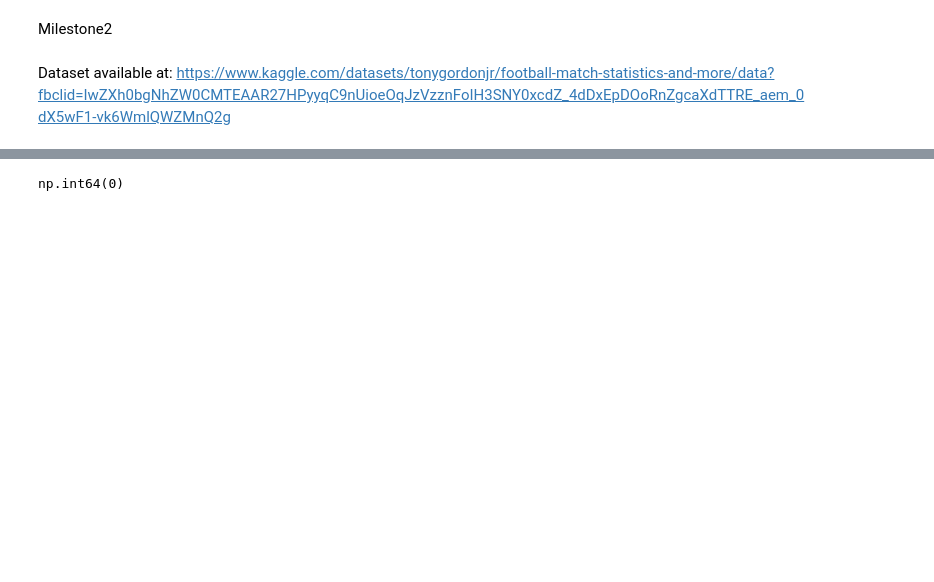
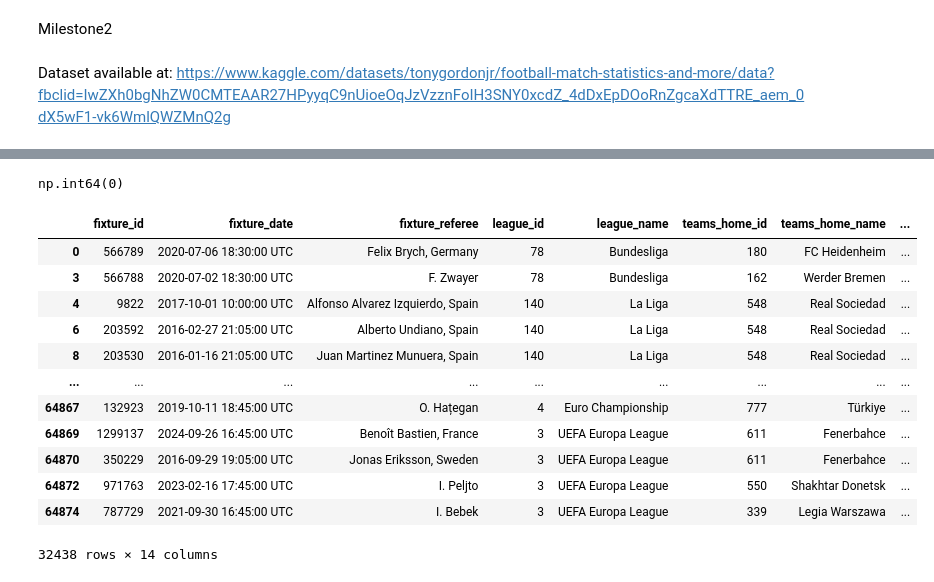
Before and after one commit to safargergo/HalLab, a Jupyter notebook: hallab.ipynb, the cells around one changed output, grey strips where cells are left out. Cells and saved outputs as stored; diff of their text form; code cells hidden in the pictures; blank space fills up the shorter version.

```diff
--- a/hallab.ipynb
+++ b/hallab.ipynb
@@ -35,2 +52,2 @@ fix_players_clean.drop(['yellow_cards', 'red_cards'], axis=1, inplace=True)
-# %%
-fix_total_cards = fix_players_clean.groupby('fixture_id')['total_cards'].sum().reset_index()
+# %%
+fix_total_cards = fix_total_cards.merge(fix_clean[['fixture_id', 'fixture_date']], on='fixture_id', how='left')
@@ -36,0 +70,15 @@ fix_total_cards = fix_players_clean.groupby('fixture_id')['total_cards'].sum().r
+# %%
+# Sort by team and fixture_date to ensure past matches come first
+fix_total_cards = fix_total_cards.sort_values(by=["team_id", "fixture_date"])
+
+# Compute past average total cards for each team
+fix_total_cards["avg_total_cards"] = (
+    fix_total_cards.groupby("team_id")["total_cards"]
+    .expanding()
+    .mean()
+    .shift()  # Shift to exclude current row from the average
+    .reset_index(level=0, drop=True)
+)
+
+# Fill NaN with 0 (or keep as NaN if you prefer)
+fix_total_cards["avg_total_cards"] = fix_total_cards["avg_total_cards"].fillna(0)
@@ -37,7 +99,37 @@ fix_total_cards = fix_players_clean.groupby('fixture_id')['total_cards'].sum().r
+# %%
+cards_tmp = fix_clean.merge(fix_total_cards.drop("fixture_date", axis=1), on="fixture_id", how="inner")
+cards_tmp = cards_tmp[cards_tmp["team_id"] == cards_tmp["teams_home_id"]]
+cards_tmp = cards_tmp.rename(columns={"total_cards": "home_total_cards_value", "avg_total_cards": "avg_home_total_cards"})
+cards_tmp = cards_tmp.drop(columns=["team_id"])
+
+cards_tmp = cards_tmp.merge(fix_total_cards.drop("fixture_date", axis=1), on="fixture_id", how="inner")
+cards_tmp = cards_tmp[cards_tmp["team_id"] == cards_tmp["teams_away_id"]]
+cards_tmp = cards_tmp.rename(columns={"total_cards": "away_total_cards_value", "avg_total_cards": "avg_away_total_cards"})
+cards_tmp = cards_tmp.drop(columns=["team_id"])
+
+cards_tmp["total_cards_value"] = cards_tmp["home_total_cards_value"] + cards_tmp["away_total_cards_value"]
+
+fix_total_cards = cards_tmp
 # %%
 fix_players_clean.drop(fix_players_clean[fix_players_clean["game_minutes"].isna()].index, inplace=True)
+
+fix_players_clean["game_minutes"].isna().sum()
+# %% [output]
+np.int64(0)
-# %%
-fix_players_clean["game_minutes"].isna().sum()
-# %% [output]
-np.int64(0)
+# %%
+fix_total_cards
+# %% [output]
+|  | fixture_id | fixture_date | fixture_referee | league_id | league_name | teams_home_id | teams_home_name | ... |
+| 0 | 566789 | 2020-07-06 18:30:00 UTC | Felix Brych, Germany | 78 | Bundesliga | 180 | FC Heidenheim | ... |
+| 3 | 566788 | 2020-07-02 18:30:00 UTC | F. Zwayer | 78 | Bundesliga | 162 | Werder Bremen | ... |
+| 4 | 9822 | 2017-10-01 10:00:00 UTC | Alfonso Alvarez Izquierdo, Spain | 140 | La Liga | 548 | Real Sociedad | ... |
+| 6 | 203592 | 2016-02-27 21:05:00 UTC | Alberto Undiano, Spain | 140 | La Liga | 548 | Real Sociedad | ... |
+| 8 | 203530 | 2016-01-16 21:05:00 UTC | Juan Martinez Munuera, Spain | 140 | La Liga | 548 | Real Sociedad | ... |
+| ... | ... | ... | ... | ... | ... | ... | ... | ... |
+| 64867 | 132923 | 2019-10-11 18:45:00 UTC | O. Hațegan | 4 | Euro Championship | 777 | Türkiye | ... |
+| 64869 | 1299137 | 2024-09-26 16:45:00 UTC | Benoît Bastien, France | 3 | UEFA Europa League | 611 | Fenerbahce | ... |
+| 64870 | 350229 | 2016-09-29 19:05:00 UTC | Jonas Eriksson, Sweden | 3 | UEFA Europa League | 611 | Fenerbahce | ... |
+| 64872 | 971763 | 2023-02-16 17:45:00 UTC | I. Peljto | 3 | UEFA Europa League | 550 | Shakhtar Donetsk | ... |
+| 64874 | 787729 | 2021-09-30 16:45:00 UTC | I. Bebek | 3 | UEFA Europa League | 339 | Legia Warszawa | ... |
+32438 rows × 14 columns
 # %%
```
Also changed, not shown: parts of 38 cells of this notebook.
